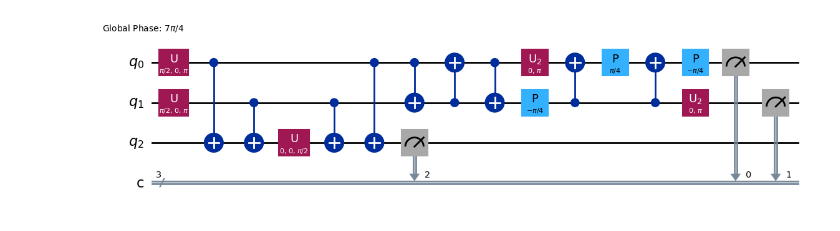
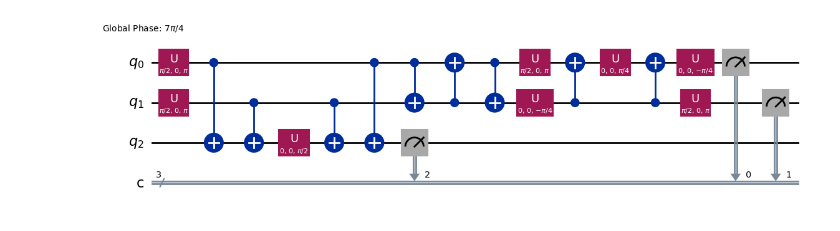
Before and after one commit to mkbahk/QuantumComputing, a Jupyter notebook: Quantum_Linear_Equation_Solver_with_Qiskit.ipynb, the cells around one changed output. Drawn from its saved outputs; the diff is of its cells as text; code cells hidden in the pictures.

```diff
--- a/Quantum_Linear_Equation_Solver_with_Qiskit.ipynb
+++ b/Quantum_Linear_Equation_Solver_with_Qiskit.ipynb
@@ -34,35 +34,35 @@ import matplotlib.pyplot as plt
 # %%
 # 큐비트 레지스터 생성
 qr = QuantumRegister(3, 'q')  # 2개는 해를 위한 큐비트, 1개는 보조 큐비트
 cr = ClassicalRegister(3, 'c')
 circuit = QuantumCircuit(qr, cr)
 
 # 초기 상태 준비
 circuit.h(qr[0])  # 첫 번째 큐비트에 Hadamard 게이트 적용
 circuit.h(qr[1])  # 두 번째 큐비트에 Hadamard 게이트 적용
 
 # 행렬 A 구현
 # A = [[2, 1],
 #      [1, 2]]
 circuit.cx(qr[0], qr[2])
 circuit.cx(qr[1], qr[2])
 circuit.rz(np.pi/2, qr[2])
 circuit.cx(qr[1], qr[2])
 circuit.cx(qr[0], qr[2])
 
 # 역양자 푸리에 변환 적용
 # circuit.append(QFT(2).inverse(), [qr[0], qr[1]]) # Original line causing the error
 # Instead of directly appending QFT.inverse(), decompose it first:
 iqft_gate = QFT(2).inverse().to_gate()  # Create an IQFT gate
 circuit.append(iqft_gate, [qr[0], qr[1]]) # Append the decomposed IQFT gate
 
 # Decompose the IQFT gate into basic gates:
-circuit = circuit.decompose(reps=3)
+circuit = circuit.decompose(reps=10)
 # 측정
 circuit.measure(qr, cr)
 circuit.draw(output='mpl')
 # %% [output]
-[figure, old version]
+[figure, new version]
 # %%
 def create_matrix_circuit():
     """두 개의 선형 연립방정식을 풀기 위한 양자 회로 생성"""
```
Also changed, not shown: parts of 2 cells of this notebook.
